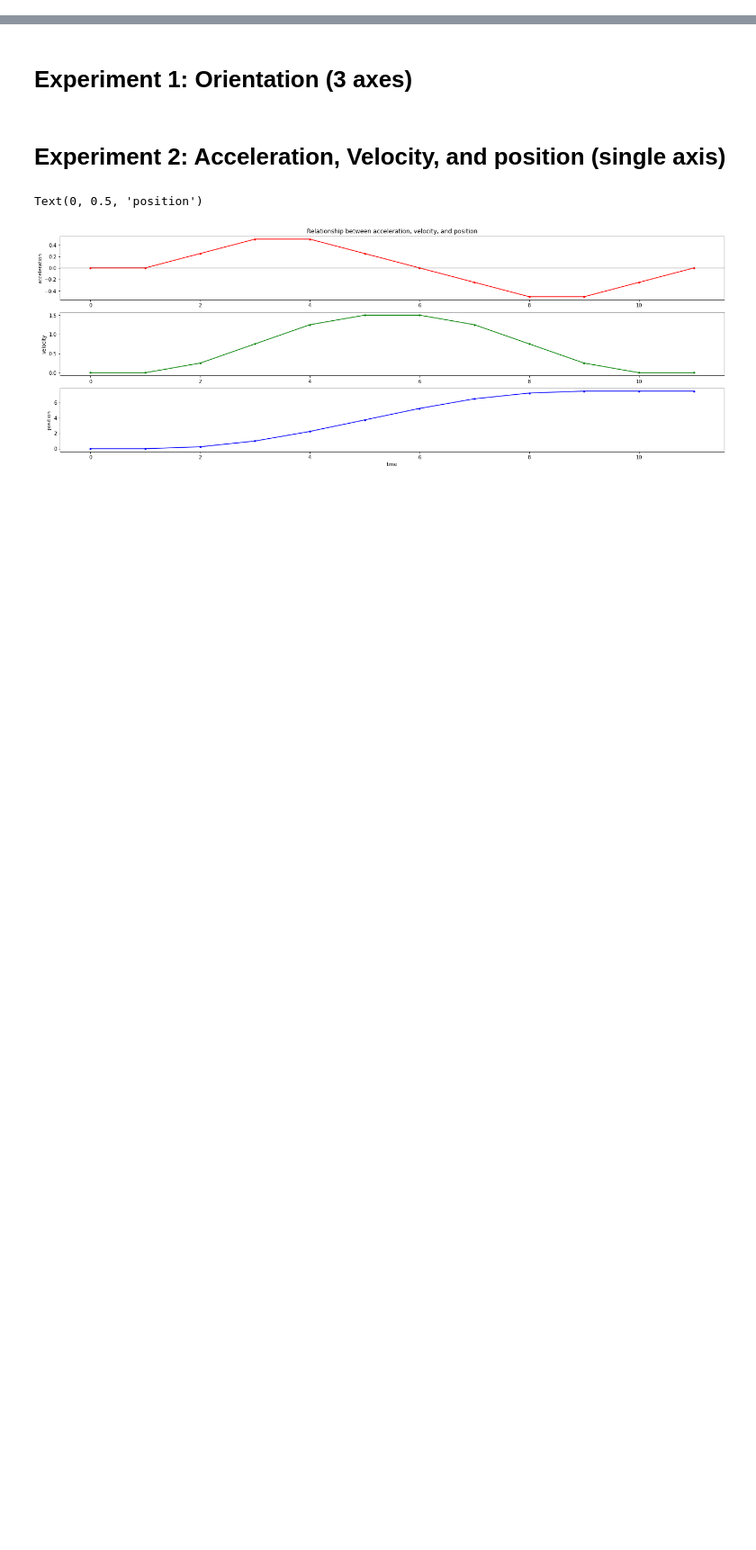
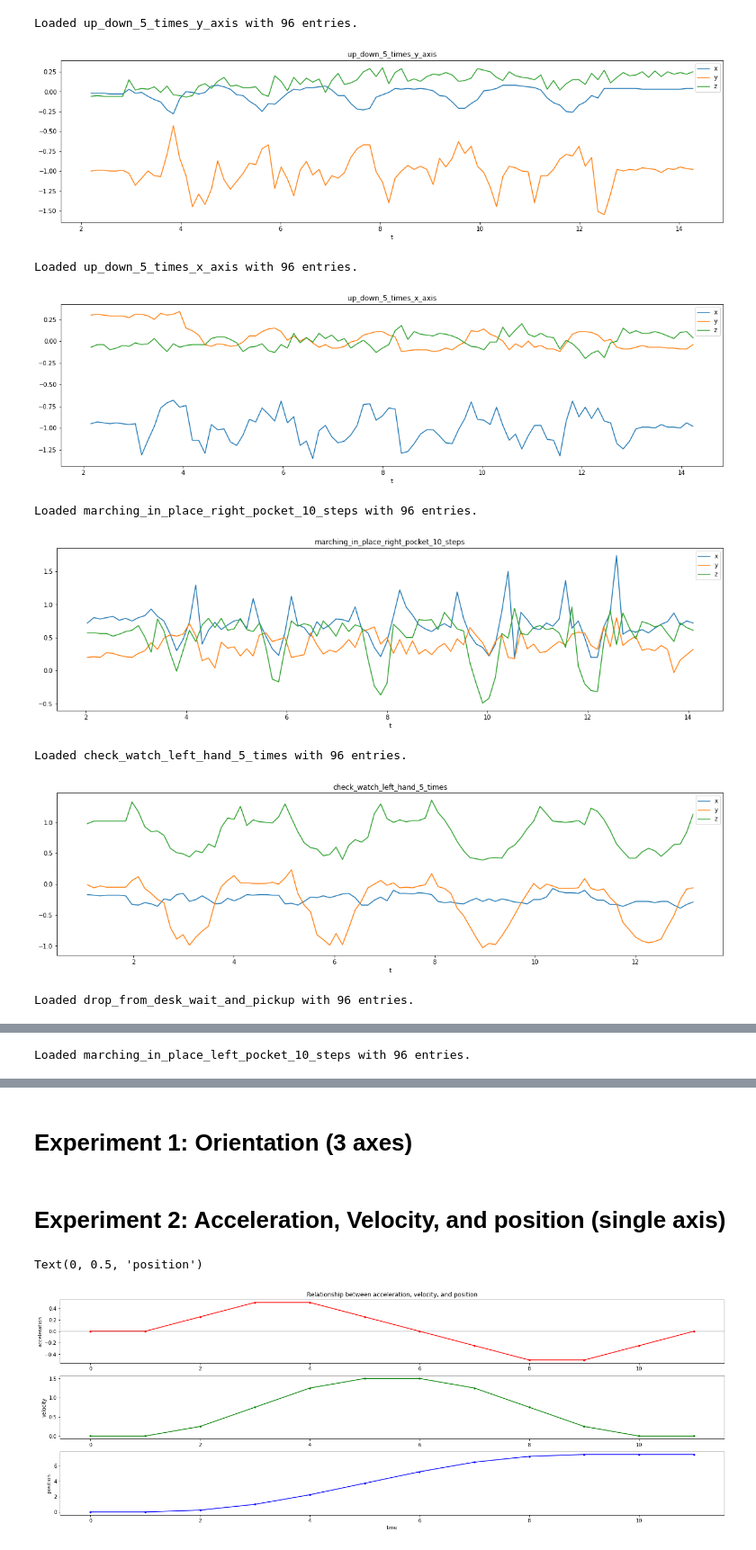
Before and after one commit to wolfins/accel_workshop, a Jupyter notebook: Python/Accelerometer Demo.ipynb, the cells around one changed output, grey strips where cells are left out. Shown at 90% size. Saved outputs shown, nothing was run; the diff lists cells and outputs as text; code cells hidden in the pictures; blank space fills up the shorter version.

Commit message:
improved buffer, added requirements and offline data collection and loading

```diff
--- a/Python/Accelerometer Demo.ipynb
+++ b/Python/Accelerometer Demo.ipynb
@@ -13,0 +36,33 @@ df = DataFrame(example=df_example)
+# %%
+trial_name = 'test_trial'
+data_folder = 'test_data/'
+num_samples = 100 # ~10-15 seconds
+expected_cols = ['t','x','y','z']
+
+# Note on collecting data:
+# unplug / plug in arduino, or press reset button to reset buffer for each data trial
+# is there a better way?? otherwise the already queued data gets read rather than realtime data
+port = Serial(port=arduino_port, baudrate=arduino_baudrate)
+port.flushInput()
+port.flushOutput()
+
+# Read data
+t0 = time.time()
+data = []
+for n in range(num_samples):
+    entries = unpack_serial_line(port.readline(), expected_cols)
+    if entries:
+        data.append(entries)
+print(f"Finished: {trial_name}\n"
+      f"Collected {len(data)} samples in {time.time() - t0} seconds.")
+
+# Convert raw data to dataframe, save as csv and plot
+data = pd.DataFrame(data, columns=expected_cols)
+data["t"] /= 1000.# convert from milliseconds to seconds
+data = data.set_index('t')
+csv_filename = data_folder+f"{trial_name}_{int(t0)}.csv"
+data.to_csv(csv_filename)
+print(f"Saved csv file: {csv_filename}")
+data.plot(figsize=(20, 5), title=trial_name)
+plt.show()
+data
@@ -13,0 +73,19 @@ df = DataFrame(example=df_example)
+# %%
+dfs = {} # store offline data dataframes here where key is the name of the file
+for fname in os.listdir(data_folder):
+    name, ext = os.path.splitext(fname)
+    if ext == '.csv':
+        dfs[name] = pd.read_csv(data_folder + fname, index_col=0)
+        print(f"Loaded {name} with {len(dfs[name])} entries.")
+        dfs[name].plot(figsize=(20, 5), title=name)
+        plt.show()
+# %% [output]
+Loaded up_down_5_times_y_axis with 96 entries.
+[figure, added]
+Loaded up_down_5_times_x_axis with 96 entries.
+[figure, added]
+Loaded marching_in_place_right_pocket_10_steps with 96 entries.
+[figure, added]
+Loaded check_watch_left_hand_5_times with 96 entries.
+[figure, added]
+Loaded drop_from_desk_wait_and_pickup with 96 entries.
@@ -13,0 +93 @@ df = DataFrame(example=df_example)
+Loaded marching_in_place_left_pocket_10_steps with 96 entries.
```
Also changed, not shown: parts of 13 cells of this notebook, 11 other files.
